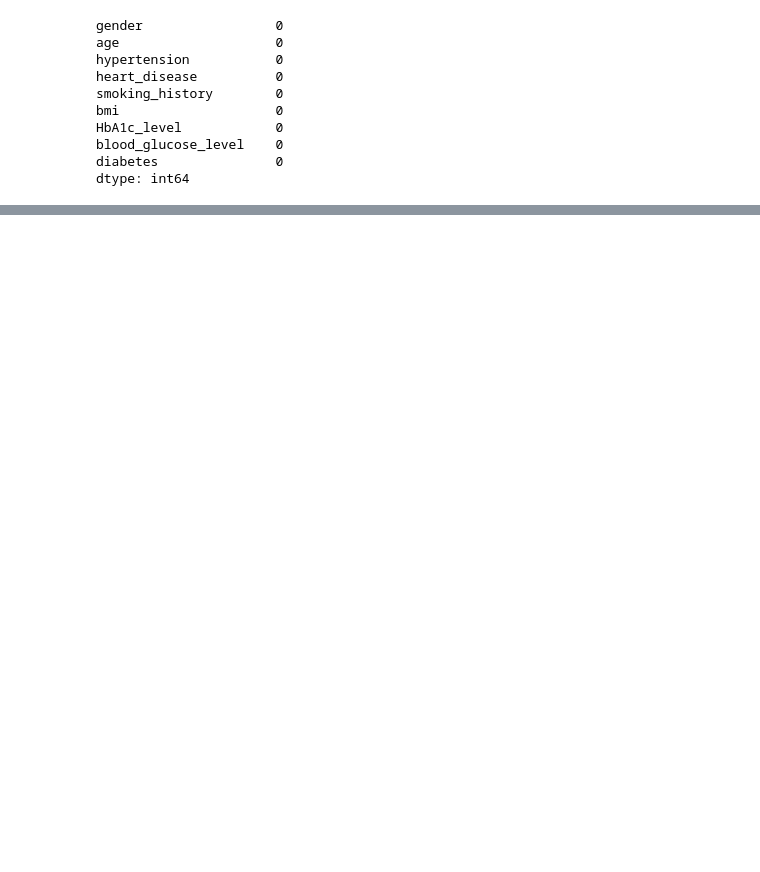
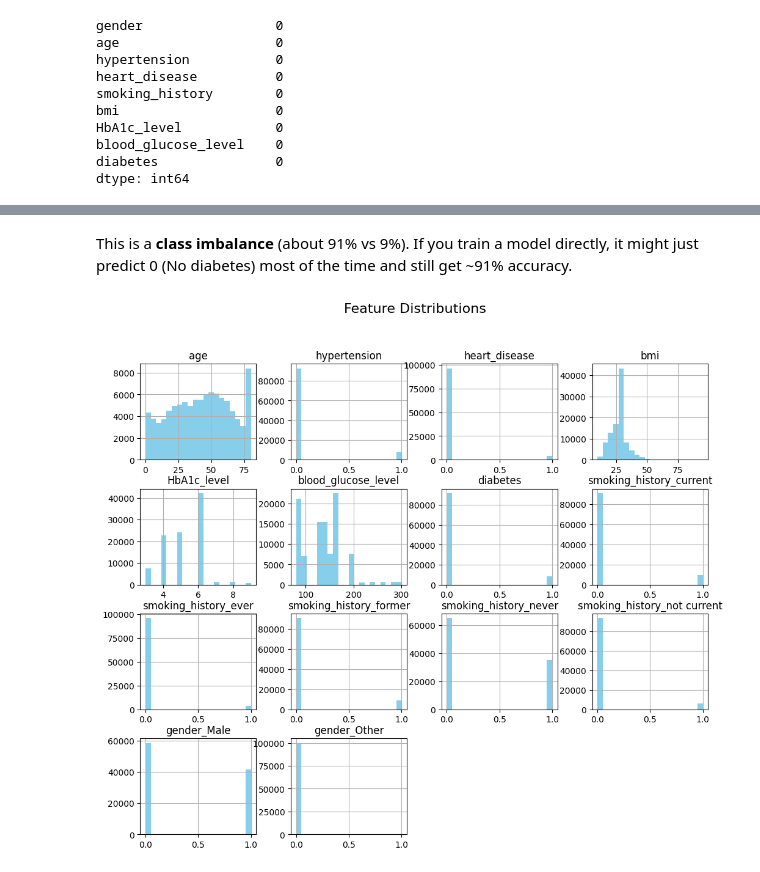
Before and after one commit to Sanhith30/Data-Science-And-ML-Projects, a Jupyter notebook: Diabetes prediction/bannu-diabetes-prediction.ipynb, the cells around one changed output, grey strips where cells are left out. Cells and saved outputs as stored; diff of their text form; code cells hidden in the pictures; blank space fills up the shorter version.

```diff
--- a/Diabetes prediction/bannu-diabetes-prediction.ipynb
+++ b/Diabetes prediction/bannu-diabetes-prediction.ipynb
@@ -46,0 +117,7 @@ dtype: int64
+# %%
+# One-hot encode smoking_history and gender
+df= pd.get_dummies(df, columns=['smoking_history'], drop_first=True)
+df= pd.get_dummies(df, columns=['gender'], drop_first=True)
+df= df.astype(int)
+
+print(df.head())
@@ -46,0 +153,9 @@ dtype: int64
+# %% [markdown]
+This is a **class imbalance** (about 91% vs 9%).
+If you train a model directly, it might just predict 0 (No diabetes) most of the time and still get ~91% accuracy.
+# %%
+df.hist(bins=20, figsize=(12,10), color="skyblue")
+plt.suptitle("Feature Distributions", fontsize=16)
+plt.show()
+# %% [output]
+[figure, added]
```
Also changed, not shown: parts of 34 cells of this notebook.
